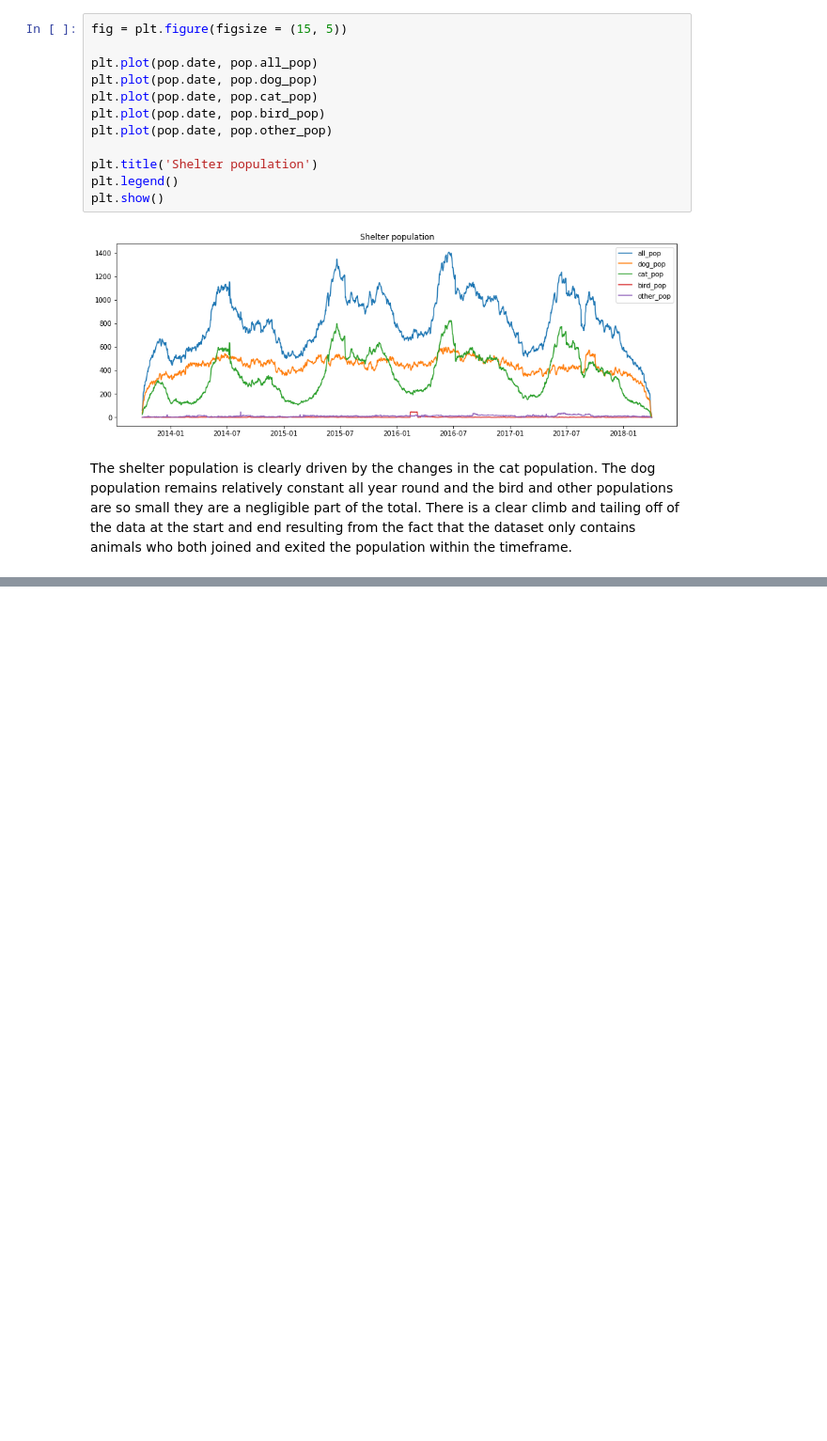
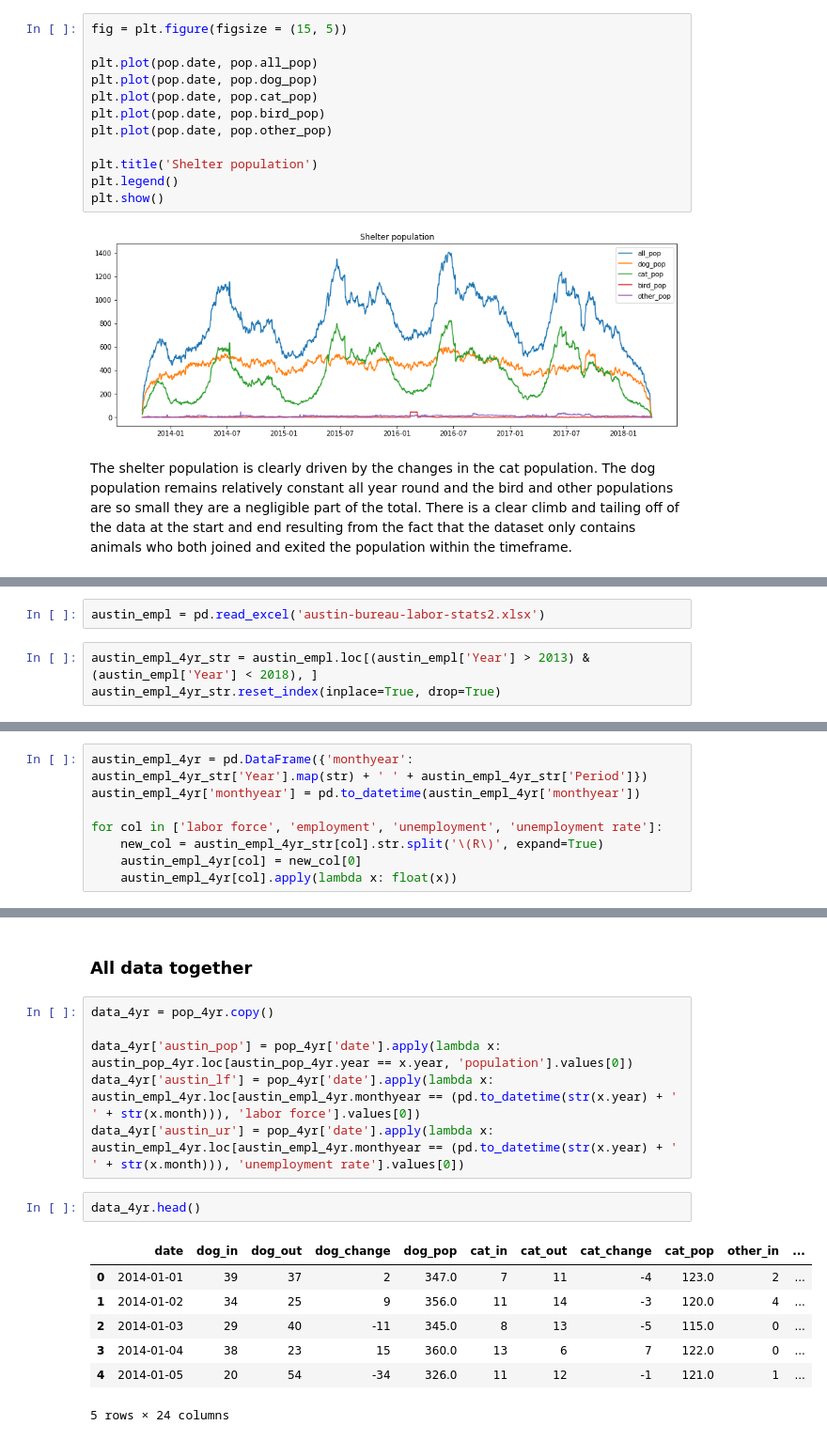
Before and after one commit to SmellsLikeCake/austin-animal-shelter, a Jupyter notebook: Austin-animal-shelter-write-up.ipynb, the cells around one changed output, grey strips where cells are left out. Shown at 94% size. Saved outputs shown, nothing was run; the diff lists cells and outputs as text; blank space fills up the shorter version.

```diff
--- a/Austin-animal-shelter-write-up.ipynb
+++ b/Austin-animal-shelter-write-up.ipynb
@@ -388,0 +465,5 @@ The shelter population is clearly driven by the changes in the cat population. T
+# %%
+austin_empl = pd.read_excel('austin-bureau-labor-stats2.xlsx')
+# %%
+austin_empl_4yr_str = austin_empl.loc[(austin_empl['Year'] > 2013) & (austin_empl['Year'] < 2018), ]
+austin_empl_4yr_str.reset_index(inplace=True, drop=True)
@@ -388,0 +479,8 @@ The shelter population is clearly driven by the changes in the cat population. T
+# %%
+austin_empl_4yr = pd.DataFrame({'monthyear': austin_empl_4yr_str['Year'].map(str) + ' ' + austin_empl_4yr_str['Period']})
+austin_empl_4yr['monthyear'] = pd.to_datetime(austin_empl_4yr['monthyear'])
+
+for col in ['labor force', 'employment', 'unemployment', 'unemployment rate']:
+    new_col = austin_empl_4yr_str[col].str.split('\(R\)', expand=True)
+    austin_empl_4yr[col] = new_col[0]
+    austin_empl_4yr[col].apply(lambda x: float(x))
@@ -388,0 +505,18 @@ The shelter population is clearly driven by the changes in the cat population. T
+# %% [markdown]
+### All data together
+# %%
+data_4yr = pop_4yr.copy()
+
+data_4yr['austin_pop'] = pop_4yr['date'].apply(lambda x: austin_pop_4yr.loc[austin_pop_4yr.year == x.year, 'population'].values[0])
+data_4yr['austin_lf'] = pop_4yr['date'].apply(lambda x: austin_empl_4yr.loc[austin_empl_4yr.monthyear == (pd.to_datetime(str(x.year) + ' ' + str(x.month))), 'labor force'].values[0])
+data_4yr['austin_ur'] = pop_4yr['date'].apply(lambda x: austin_empl_4yr.loc[austin_empl_4yr.monthyear == (pd.to_datetime(str(x.year) + ' ' + str(x.month))), 'unemployment rate'].values[0])
+# %%
+data_4yr.head()
+# %% [output]
+|  | date | dog_in | dog_out | dog_change | dog_pop | cat_in | cat_out | cat_change | cat_pop | other_in | ... |
+| 0 | 2014-01-01 | 39 | 37 | 2 | 347.0 | 7 | 11 | -4 | 123.0 | 2 | ... |
+| 1 | 2014-01-02 | 34 | 25 | 9 | 356.0 | 11 | 14 | -3 | 120.0 | 4 | ... |
+| 2 | 2014-01-03 | 29 | 40 | -11 | 345.0 | 8 | 13 | -5 | 115.0 | 0 | ... |
+| 3 | 2014-01-04 | 38 | 23 | 15 | 360.0 | 13 | 6 | 7 | 122.0 | 0 | ... |
+| 4 | 2014-01-05 | 20 | 54 | -34 | 326.0 | 11 | 12 | -1 | 121.0 | 1 | ... |
+5 rows × 24 columns
```
Also changed, not shown: parts of 24 cells of this notebook.
